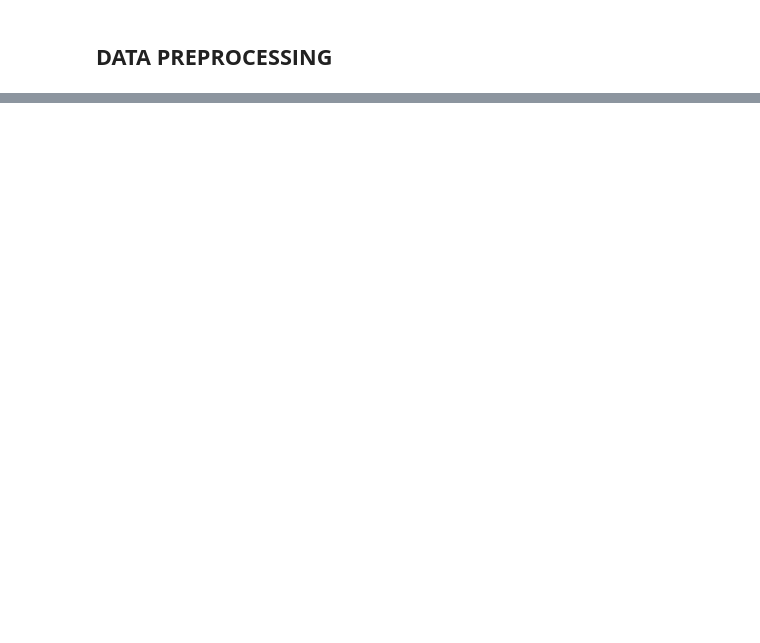
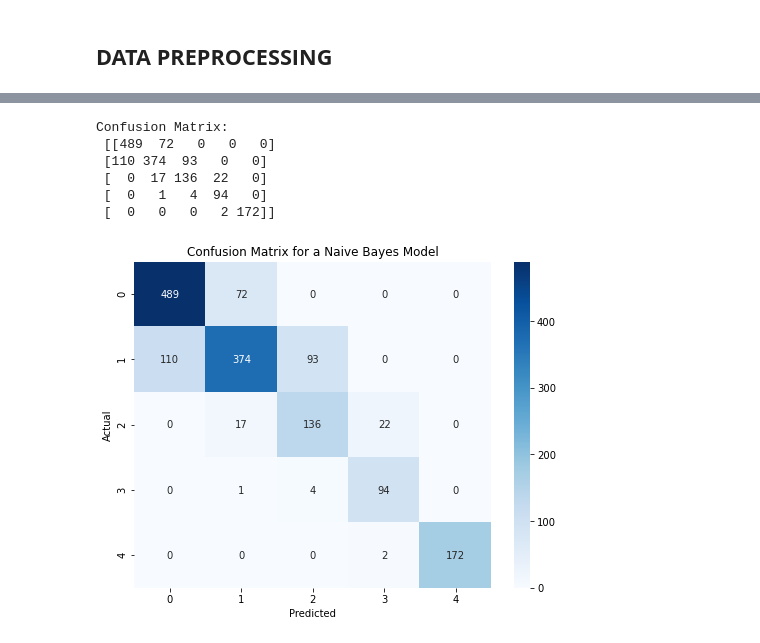
Before and after one commit to itsyourgirlnicky/Prediciting-Contributions-of-Informal-Workers-to-the-SHIF, a Jupyter notebook: Capstone_Project.ipynb, the cells around one changed output, grey strips where cells are left out. Saved outputs shown, nothing was run; the diff lists cells and outputs as text; code cells hidden in the pictures; blank space fills up the shorter version.

```diff
--- a/Capstone_Project.ipynb
+++ b/Capstone_Project.ipynb
@@ -2566,0 +1722,11 @@ print(vif_data)
+# %%
+# Train-test Split
+x = df.drop(columns='income_group')
+y = df['income_group']
+
+X_train, X_test, y_train, y_test = train_test_split(x, y, test_size=0.3, random_state=42)
+
+print("Shape of X_train:", X_train.shape)
+print("Shape of X_test:", X_test.shape)
+print("Shape of y_train:", y_train.shape)
+print("Shape of y_test:", y_test.shape)
@@ -2566,0 +1874,18 @@ print(vif_data)
+# %%
+from sklearn.naive_bayes import GaussianNB
+from sklearn.metrics import accuracy_score, classification_report, confusion_matrix
+
+# Creating a Naive Bayes classifier
+nb_model = GaussianNB()
+
+# Training the model on the resampled data
+nb_model.fit(X_train_resampled, y_train_resampled)
+
+# Making predictions on the test set
+y_pred_nb = nb_model.predict(X_test)
+
+# Evaluating the model
+accuracy = accuracy_score(y_test, y_pred_nb)
+print("Accuracy:", accuracy)
+print("Classification Report:\n", classification_report(y_test, y_pred_nb))
+print("Confusion Matrix:\n", confusion_matrix(y_test, y_pred_nb))
@@ -2566,0 +1913,21 @@ print(vif_data)
+# %%
+# Confusion matrix
+conf_matrix = confusion_matrix(y_test, y_pred_nb)
+print("Confusion Matrix:\n", conf_matrix)
+
+# Visualizing confusion matrix
+
+plt.figure(figsize=(8, 6))
+sns.heatmap(conf_matrix, annot=True, fmt="d", cmap="Blues")
+plt.xlabel("Predicted")
+plt.ylabel("Actual")
+plt.title("Confusion Matrix for a Naive Bayes Model")
+plt.show()
+# %% [output]
+Confusion Matrix:
+ [[489  72   0   0   0]
+ [110 374  93   0   0]
+ [  0  17 136  22   0]
+ [  0   1   4  94   0]
+ [  0   0   0   2 172]]
+[figure, added]
```
Also changed, not shown: parts of 165 cells of this notebook.
